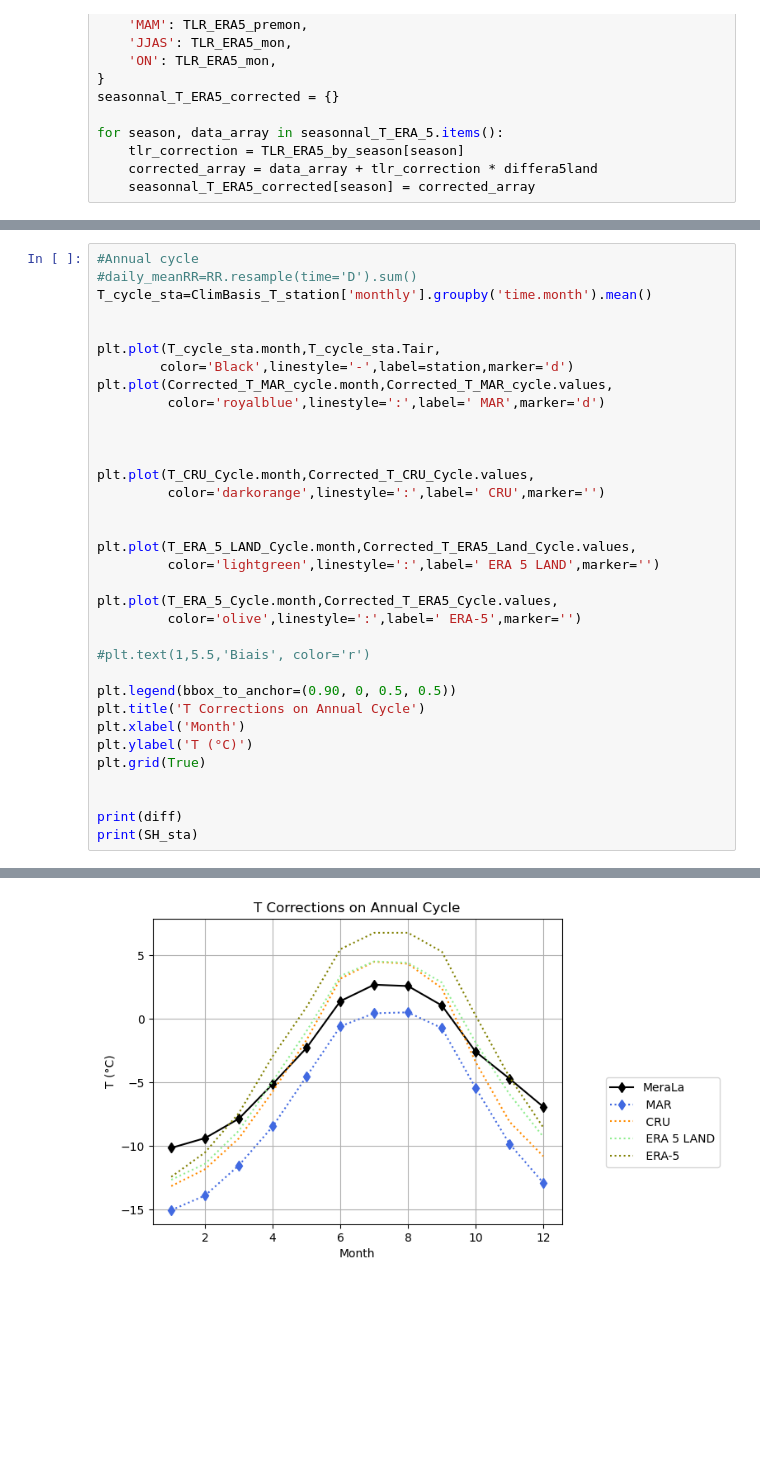
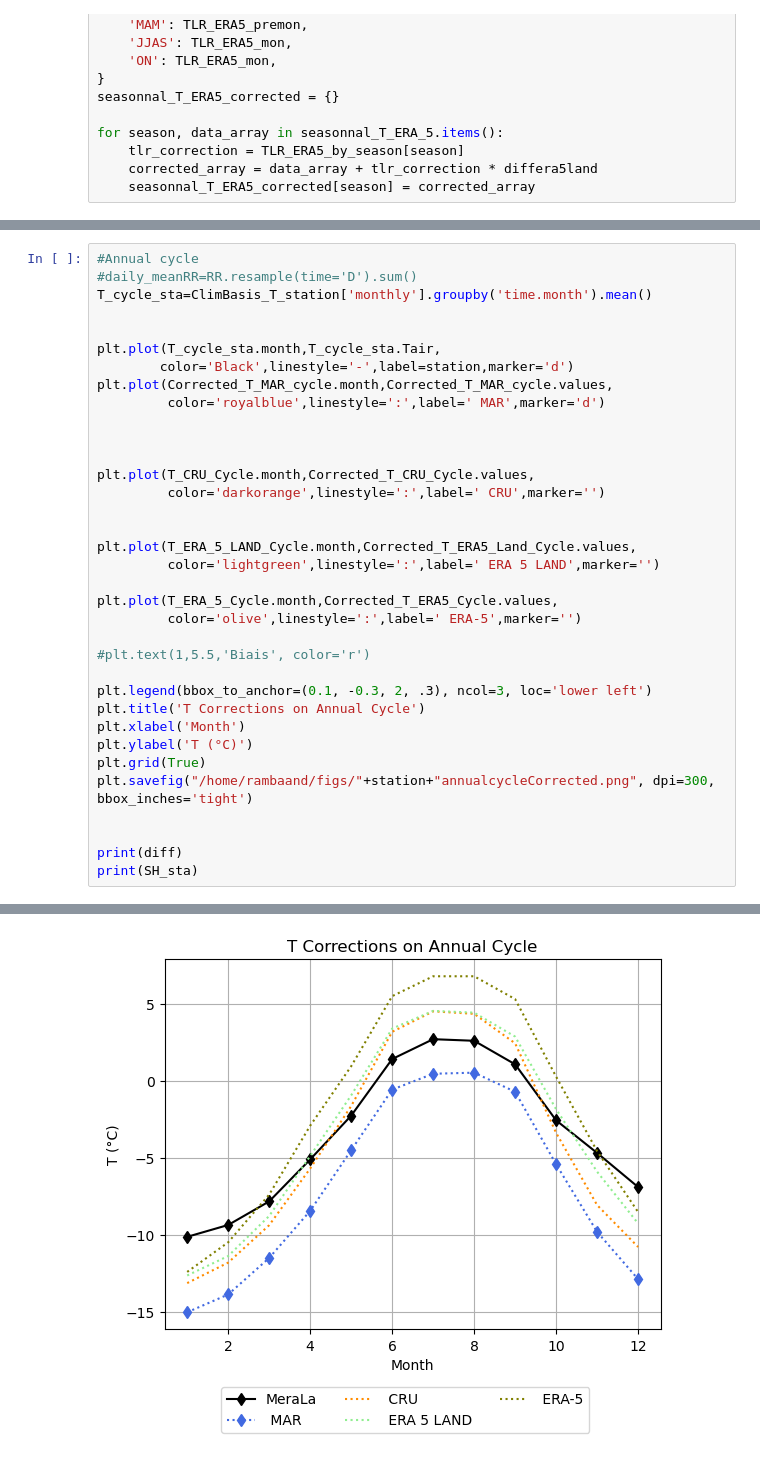
Before and after one commit to Andeol-ramb/MAR_HMA_GLACIOCLIM_Comparisons, a Jupyter notebook: One_Final_Script_To_Rule_Them_All/Final_MeraLa.ipynb, the cells around one changed output, grey strips where cells are left out. Saved outputs shown, nothing was run; the diff lists cells and outputs as text; blank space fills up the shorter version.

```diff
--- a/One_Final_Script_To_Rule_Them_All/Final_MeraLa.ipynb
+++ b/One_Final_Script_To_Rule_Them_All/Final_MeraLa.ipynb
@@ -988,35 +959,36 @@ T_cycle_sta=ClimBasis_T_station['monthly'].groupby('time.month').mean()
 plt.plot(T_cycle_sta.month,T_cycle_sta.Tair,
         color='Black',linestyle='-',label=station,marker='d')
 plt.plot(Corrected_T_MAR_cycle.month,Corrected_T_MAR_cycle.values,
          color='royalblue',linestyle=':',label=' MAR',marker='d')
 
 
 
 plt.plot(T_CRU_Cycle.month,Corrected_T_CRU_Cycle.values,
          color='darkorange',linestyle=':',label=' CRU',marker='')
 
 
 plt.plot(T_ERA_5_LAND_Cycle.month,Corrected_T_ERA5_Land_Cycle.values,
          color='lightgreen',linestyle=':',label=' ERA 5 LAND',marker='')
 
 plt.plot(T_ERA_5_Cycle.month,Corrected_T_ERA5_Cycle.values,
          color='olive',linestyle=':',label=' ERA-5',marker='')
 
 #plt.text(1,5.5,'Biais', color='r')
 
-plt.legend(bbox_to_anchor=(0.90, 0, 0.5, 0.5))
+plt.legend(bbox_to_anchor=(0.1, -0.3, 2, .3), ncol=3, loc='lower left')
 plt.title('T Corrections on Annual Cycle')
 plt.xlabel('Month')
 plt.ylabel('T (°C)')
 plt.grid(True)
+plt.savefig("/home/rambaand/figs/"+station+"annualcycleCorrected.png", dpi=300, bbox_inches='tight')
 
 
 print(diff)
 print(SH_sta)
 # %% [output]
 16.678223
 5352.0
-[figure, old version]
+[figure, new version]
 # %%
 #
 
```
Also changed, not shown: parts of 21 cells of this notebook.
